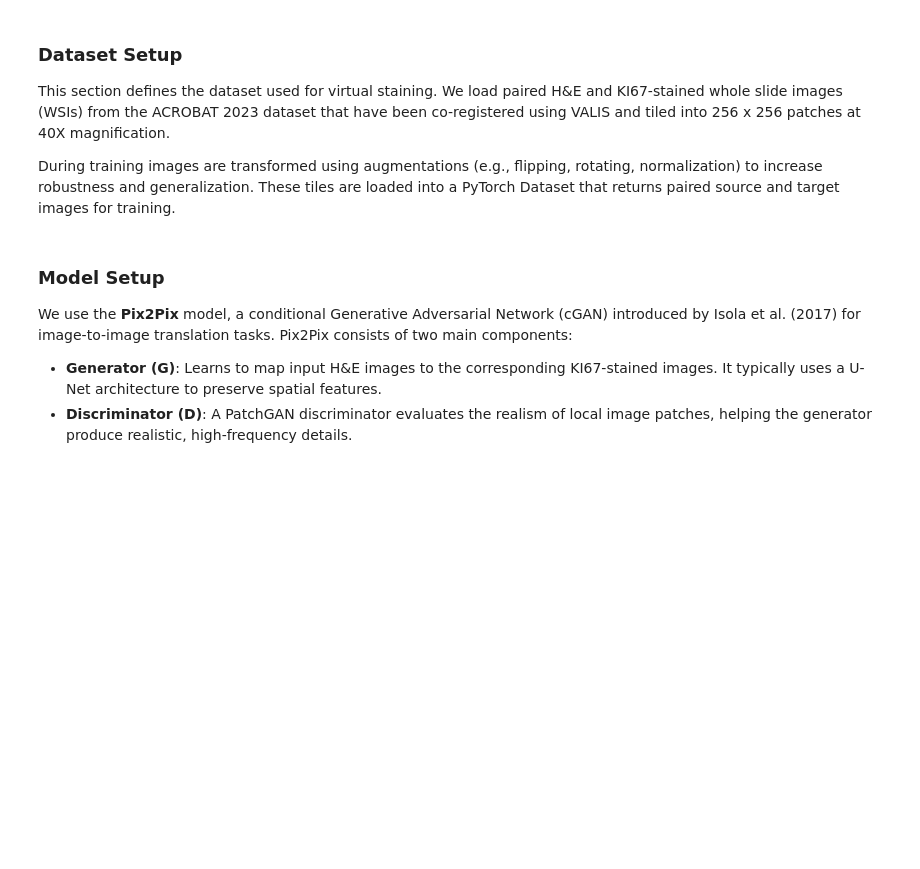
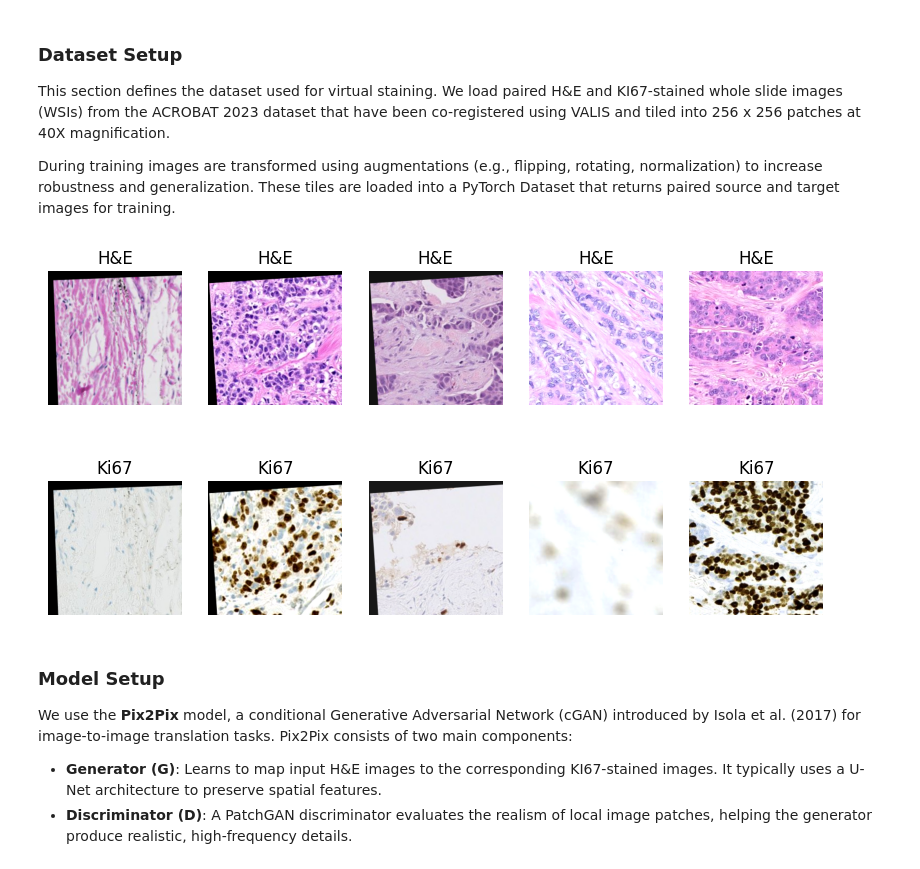
Before and after one commit to littlefieldnick/GLBIO2025_VirtualStaining_Tutorial, a Jupyter notebook: VirtualStainingTutorial.ipynb, the cells around one changed output. Cells and saved outputs as stored; diff of their text form; code cells hidden in the pictures; blank space fills up the shorter version.

```diff
--- a/VirtualStainingTutorial.ipynb
+++ b/VirtualStainingTutorial.ipynb
@@ -71,6 +72,24 @@ train_virtual_staining_dataloader = DataLoader(train_virtual_staining_dataset, b
 val_virtual_staining_dataset = VirtualStainingDataset(val_source_files, val_target_files,
                                                         transform=val_test_transform)
 val_virtual_staining_dataloader = DataLoader(val_virtual_staining_dataset, batch_size=64)
+# %%
+# View Examples
+real, target = next(iter(train_virtual_staining_dataloader))[:5] # Replace with validation to avoid transforms
+real = ((real + 1) / 2)
+target = ((target + 1) / 2)
+
+fig, ax = plt.subplots(nrows=2, ncols=5, figsize=(10, 5))
+
+for i in range(5):
+    ax[0, i].imshow(real[i].permute(1, 2, 0))
+    ax[0, i].set_title("H&E")
+    ax[0, i].axis('off')
+
+    ax[1, i].imshow(target[i].permute(1, 2, 0))
+    ax[1, i].set_title("Ki67")
+    ax[1, i].axis('off')
+# %% [output]
+[figure, added]
 # %% [markdown]
 ### Model Setup
 We use the **Pix2Pix** model, a conditional Generative Adversarial Network (cGAN) introduced by Isola et al. (2017) for image-to-image translation tasks. Pix2Pix consists of two main components:
```
Also changed, not shown: parts of 5 cells of this notebook.
